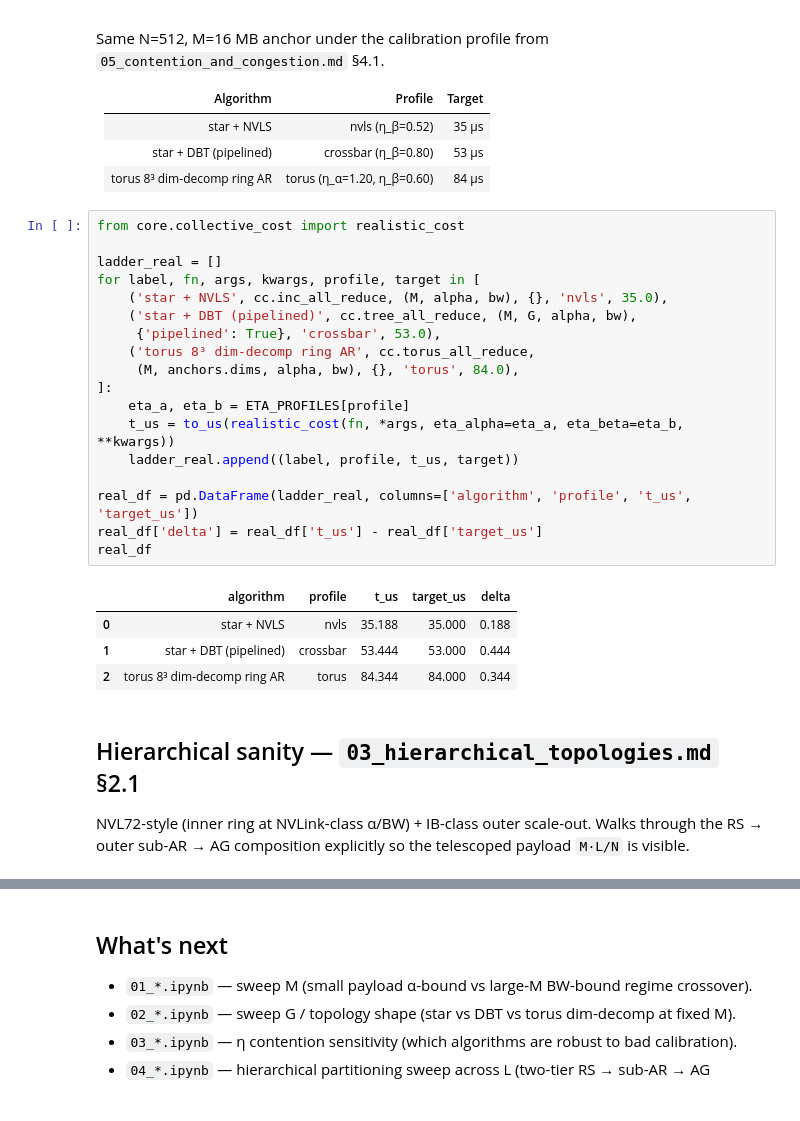
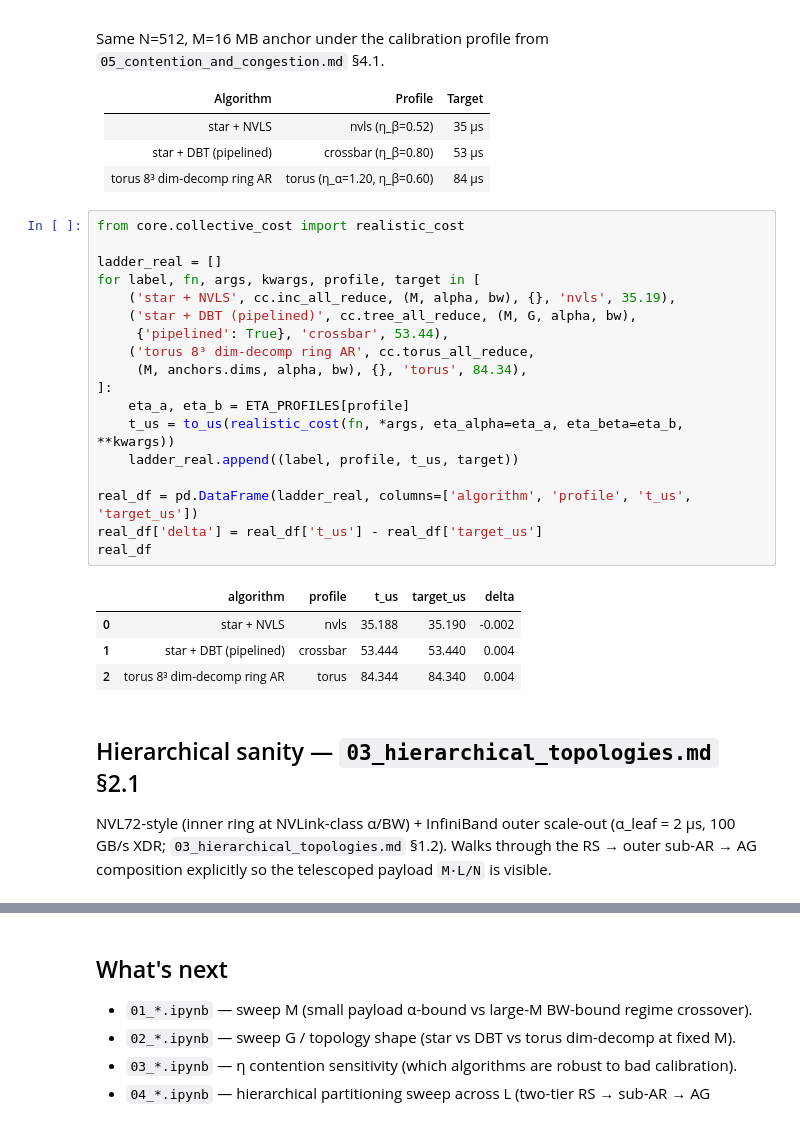
Before and after one commit to spiceMonkey/collective-comm, a Jupyter notebook: code/notebooks/00_api_enumeration.ipynb, the cells around one changed output, grey strips where cells are left out. Saved outputs shown, nothing was run; the diff lists cells and outputs as text.

```diff
--- a/code/notebooks/00_api_enumeration.ipynb
+++ b/code/notebooks/00_api_enumeration.ipynb
@@ -152,30 +152,30 @@ Same N=512, M=16 MB anchor under the calibration profile from `05_contention_and
 # %%
 from core.collective_cost import realistic_cost
 
 ladder_real = []
 for label, fn, args, kwargs, profile, target in [
-    ('star + NVLS', cc.inc_all_reduce, (M, alpha, bw), {}, 'nvls', 35.0),
+    ('star + NVLS', cc.inc_all_reduce, (M, alpha, bw), {}, 'nvls', 35.19),
     ('star + DBT (pipelined)', cc.tree_all_reduce, (M, G, alpha, bw),
-     {'pipelined': True}, 'crossbar', 53.0),
+     {'pipelined': True}, 'crossbar', 53.44),
     ('torus 8³ dim-decomp ring AR', cc.torus_all_reduce,
-     (M, anchors.dims, alpha, bw), {}, 'torus', 84.0),
+     (M, anchors.dims, alpha, bw), {}, 'torus', 84.34),
 ]:
     eta_a, eta_b = ETA_PROFILES[profile]
     t_us = to_us(realistic_cost(fn, *args, eta_alpha=eta_a, eta_beta=eta_b, **kwargs))
     ladder_real.append((label, profile, t_us, target))
 
 real_df = pd.DataFrame(ladder_real, columns=['algorithm', 'profile', 't_us', 'target_us'])
 real_df['delta'] = real_df['t_us'] - real_df['target_us']
 real_df
 # %% [output]
 |  | algorithm | profile | t_us | target_us | delta |
-| 0 | star + NVLS | nvls | 35.188 | 35.000 | 0.188 |
-| 1 | star + DBT (pipelined) | crossbar | 53.444 | 53.000 | 0.444 |
-| 2 | torus 8³ dim-decomp ring AR | torus | 84.344 | 84.000 | 0.344 |
+| 0 | star + NVLS | nvls | 35.188 | 35.190 | -0.002 |
+| 1 | star + DBT (pipelined) | crossbar | 53.444 | 53.440 | 0.004 |
+| 2 | torus 8³ dim-decomp ring AR | torus | 84.344 | 84.340 | 0.004 |
 # %% [markdown]
 ## Hierarchical sanity — `03_hierarchical_topologies.md` §2.1
 
-NVL72-style (inner ring at NVLink-class α/BW) + IB-class outer scale-out. Walks through the RS → outer sub-AR → AG composition explicitly so the telescoped payload `M·L/N` is visible.
+NVL72-style (inner ring at NVLink-class α/BW) + InfiniBand outer scale-out (α_leaf = 2 μs, 100 GB/s XDR; `03_hierarchical_topologies.md` §1.2). Walks through the RS → outer sub-AR → AG composition explicitly so the telescoped payload `M·L/N` is visible.
 # %%
 N = anchors.N_hier
 L = anchors.L
```
Also changed, not shown: parts of 6 cells of this notebook, 20 other files.
